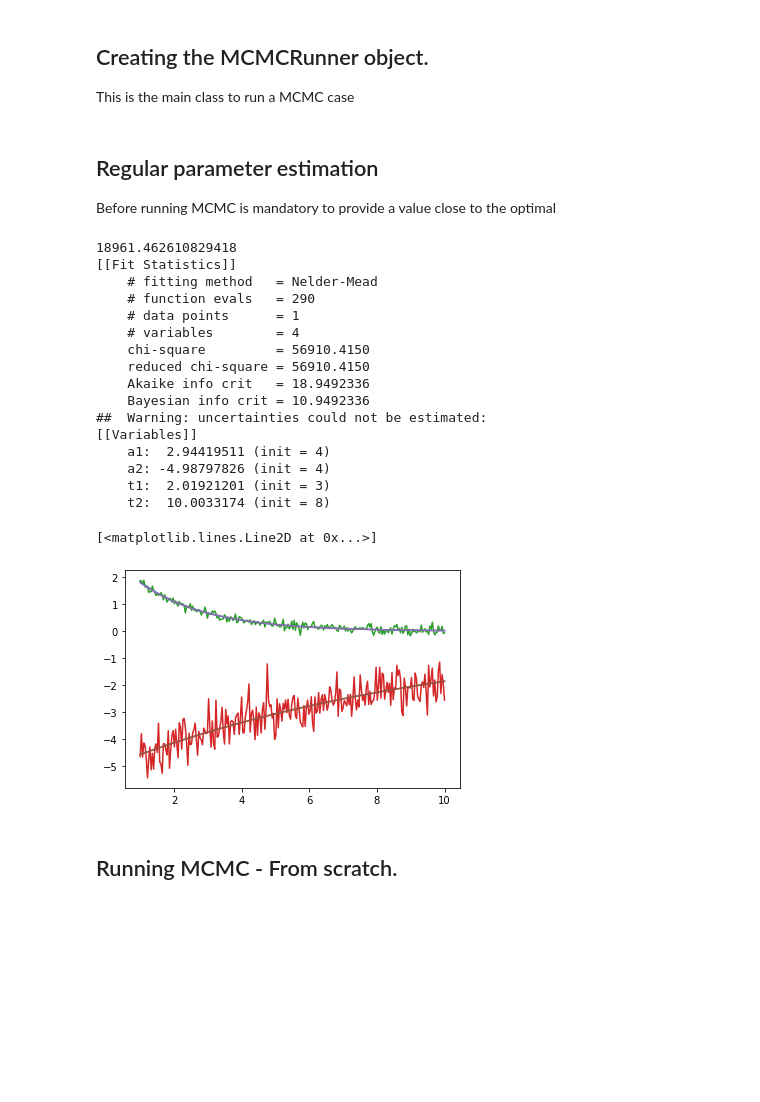
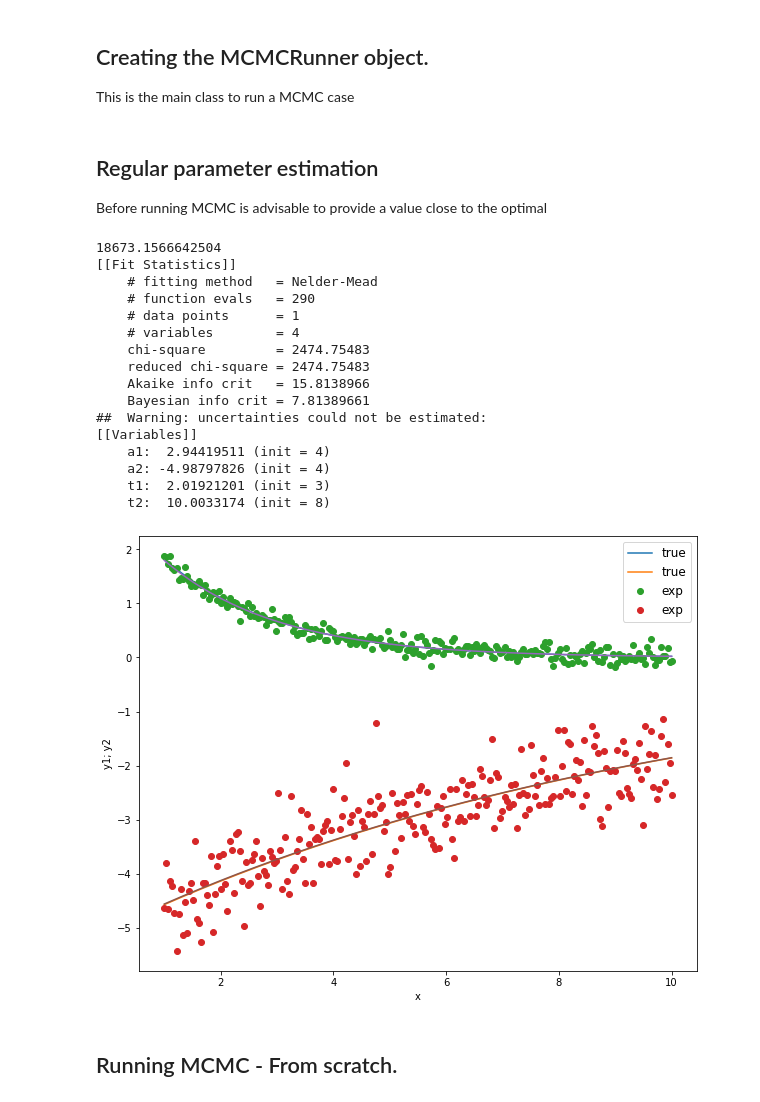
Before and after one commit to caiofcm/mcmcsim, a Jupyter notebook: samples/ConfidenceIntervalWithMCMC.ipynb, the cells around one changed output. Cells and saved outputs as stored; diff of their text form; code cells hidden in the pictures; blank space fills up the shorter version.

Commit message:
Plot area and few adjust in the main sample COnfidenceIntervalWithMCMC

```diff
--- a/samples/ConfidenceIntervalWithMCMC.ipynb
+++ b/samples/ConfidenceIntervalWithMCMC.ipynb
@@ -37,7 +39,10 @@ def calc_model_new(p, inputs_dict, extra_arg_kw=None):
 ## Creating parameters and generating fake experimental data
 # %%
 p_true = lmfit.Parameters()
-p_true.add_many(('a1', 3.), ('a2', -5.), ('t1', 2.), ('t2', 10.))
+p_true.add('a1', value=3.0)
+p_true.add('a2', value=-5.)
+p_true.add('t1', value=2.)
+p_true.add('t2', value=10.)
 sigma = np.array([0.1, 0.5])
 
 num_out = len(sigma)
@@ -77,7 +93,7 @@ runner = mcmcsim.MCMCRunner(calc_model_new, params0, y_exp_dict, inputs_dict,
 # %% [markdown]
 ## Regular parameter estimation
 
-Before running MCMC is mandatory to provide a value close to the optimal
+Before running MCMC is advisable to provide a value close to the optimal
 # %%
 "Calculating the (-) log likelihood"
 f_ls = runner.calc_minus_loglikelihood(params0)
@@ -86,23 +102,23 @@ print(f_ls)
 "Regular parameter estimation (using lmfit)"
 mini = lmfit.Minimizer(runner.calc_minus_loglikelihood, params0, nan_policy='propagate')
 
-out1 = mini.minimize(method='Nelder')
+out1 = mini.minimize(method='Nelder') #'differential_evolution'
 lmfit.report_fit(out1)
 params_f = out1.params
 
 "Updating reference parameter in Runner (idealy, it will be passed in the constructor)"
 runner.set_parameters_ref(params_f)
 # %% [output]
-18961.462610829418
+18673.1566642504
 [[Fit Statistics]]
     # fitting method   = Nelder-Mead
     # function evals   = 290
     # data points      = 1
     # variables        = 4
-    chi-square         = 56910.4150
-    reduced chi-square = 56910.4150
-    Akaike info crit   = 18.9492336
-    Bayesian info crit = 10.9492336
+    chi-square         = 2474.75483
+    reduced chi-square = 2474.75483
+    Akaike info crit   = 15.8138966
+    Bayesian info crit = 7.81389661
 ##  Warning: uncertainties could not be estimated:
 [[Variables]]
     a1:  2.94419511 (init = 4)
@@ -112,18 +128,19 @@ runner.set_parameters_ref(params_f)
 # %%
 "Calculating the outputs using the estimated parameters"
 y_out_optimal = calc_model_new(params_f, inputs_dict)
 
 "View"
-plt.figure()
-plt.plot(x, y_true)
-plt.plot(x, y_exp)
-# plt.plot(x, y_out['y1'])
-# plt.plot(x, y_out['y2'])
+plt.figure(figsize=(10,8))
+plt.plot(x, y_true, label='true')
+plt.plot(x, y_exp, 'o', label='exp')
 plt.plot(x, y_out_optimal['y1'])
 plt.plot(x, y_out_optimal['y2'])
+plt.legend(fontsize=12)
+plt.xlabel('x')
+plt.ylabel('y1; y2')
+plt.show()
 # %% [output]
-[<matplotlib.lines.Line2D at 0x...>]
-[figure, old version]
+[figure, new version]
 # %% [markdown]
 ## Running MCMC - From scratch.
 # %%
```
Also changed, not shown: parts of 8 cells of this notebook, 1 other file.
